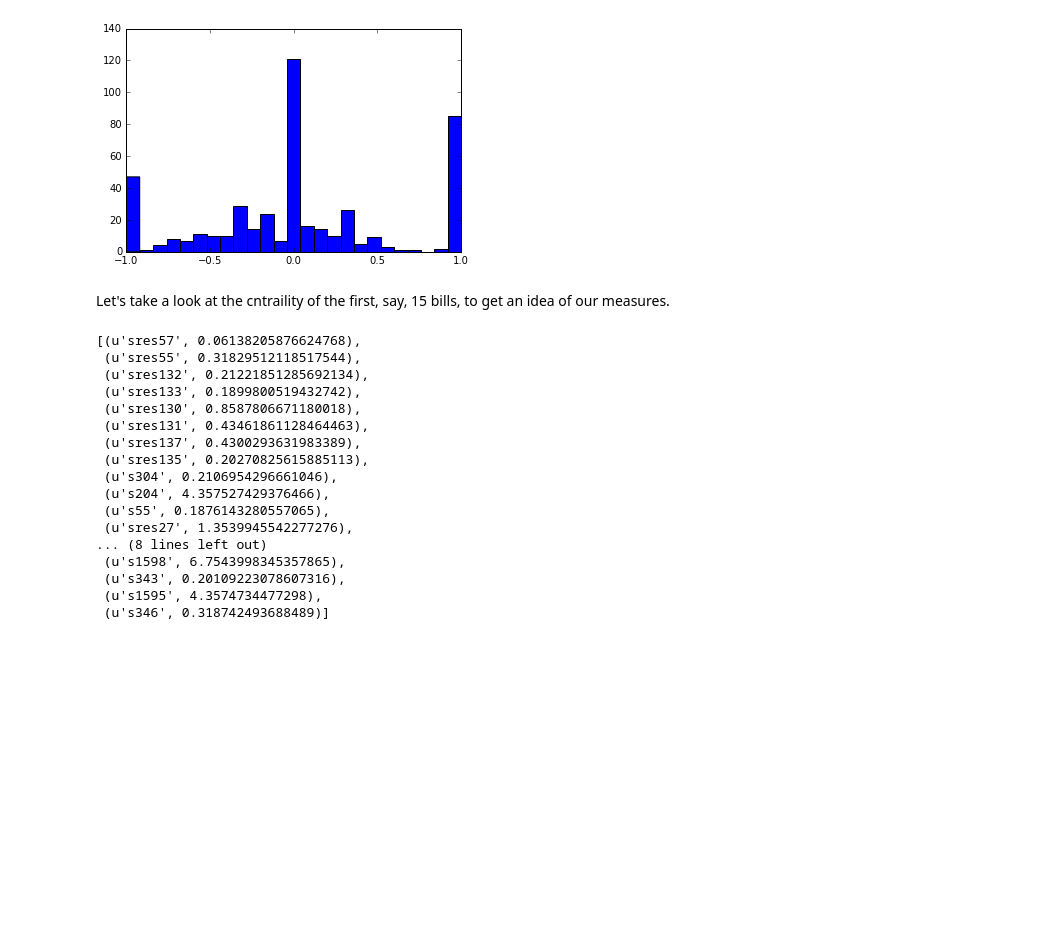
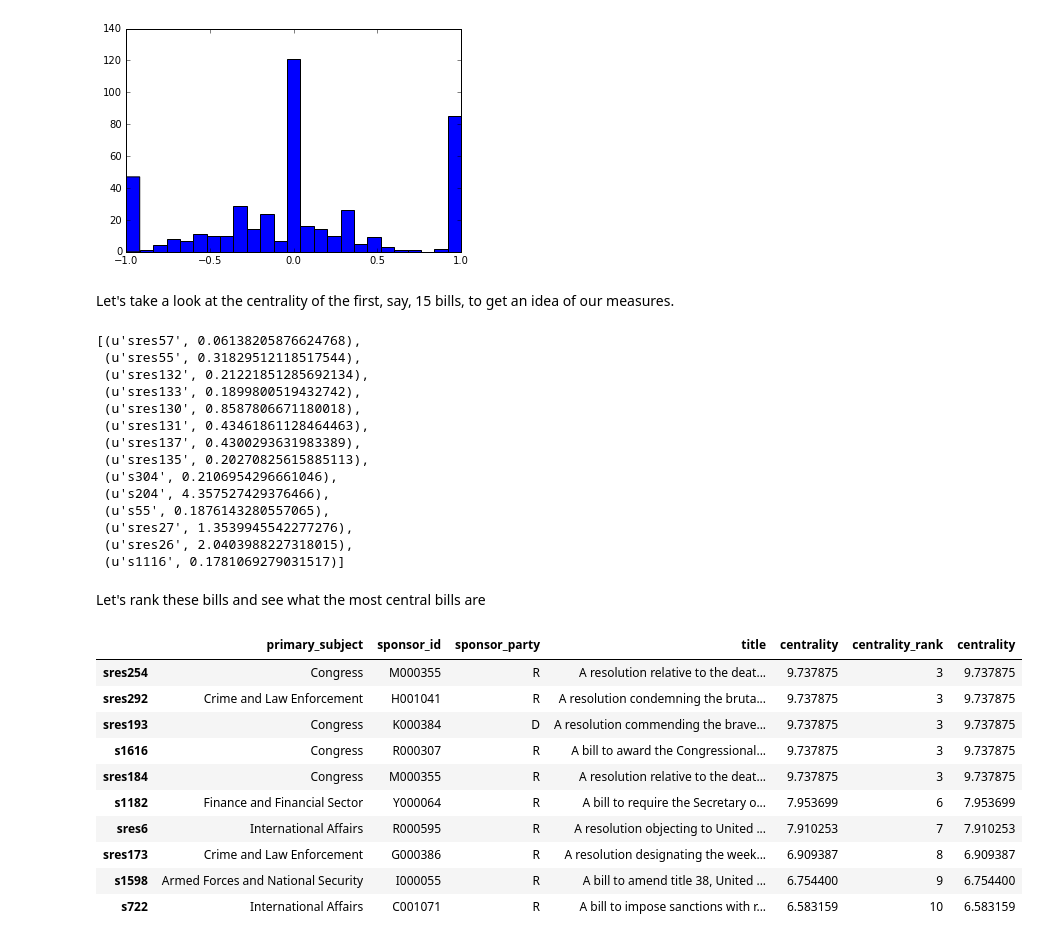
Before and after one commit to jgarcia71/CUNY-DATA-620, a Jupyter notebook: Final Project/Rank_Senators_and_Bills.ipynb, the cells around one changed output. Cells and saved outputs as stored; diff of their text form; code cells hidden in the pictures; blank space fills up the shorter version.

Commit message:
Get final rankings of senators and bills - most and least central

```diff
--- a/Final Project/Rank_Senators_and_Bills.ipynb
+++ b/Final Project/Rank_Senators_and_Bills.ipynb
@@ -336,9 +336,9 @@ plt.hist( partisan_strength.values(), bins=25)
  <a list of 25 Patch objects>)
 [figure]
 # %% [markdown]
-Let's take a look at the cntraility of the first, say, 15 bills, to get an idea of our measures.
+Let's take a look at the centrality of the first, say, 15 bills, to get an idea of our measures.
 # %%
-bill_centrality.items()[1:25]
+bill_centrality.items()[1:15]
 # %% [output]
 [(u'sres57', 0.06138205876624768),
  (u'sres55', 0.31829512118517544),
@@ -352,8 +352,5 @@ bill_centrality.items()[1:25]
  (u's204', 4.357527429376466),
  (u's55', 0.1876143280557065),
  (u'sres27', 1.3539945542277276),
-... (8 lines left out)
- (u's1598', 6.7543998345357865),
- (u's343', 0.20109223078607316),
- (u's1595', 4.3574734477298),
- (u's346', 0.318742493688489)]
+ (u'sres26', 2.0403988227318015),
+ (u's1116', 0.1781069279031517)]
@@ -361,0 +357,18 @@ g.node['F000457']
+# %% [markdown]
+Let's rank these bills and see what the most central bills are
+# %%
+dfBills = pd.concat([dfBills, pd.Series(bill_centrality, name="centrality")], axis=1)
+dfBills['centrality_rank'] = dfBills['centrality'].rank(ascending=0)
+dfBills.sort_values('centrality_rank').head(10)
+# %% [output]
+|  | primary_subject | sponsor_id | sponsor_party | title | centrality | centrality_rank | centrality |
+| sres254 | Congress | M000355 | R | A resolution relative to the deat... | 9.737875 | 3 | 9.737875 |
+| sres292 | Crime and Law Enforcement | H001041 | R | A resolution condemning the bruta... | 9.737875 | 3 | 9.737875 |
+| sres193 | Congress | K000384 | D | A resolution commending the brave... | 9.737875 | 3 | 9.737875 |
+| s1616 | Congress | R000307 | R | A bill to award the Congressional... | 9.737875 | 3 | 9.737875 |
+| sres184 | Congress | M000355 | R | A resolution relative to the deat... | 9.737875 | 3 | 9.737875 |
+| s1182 | Finance and Financial Sector | Y000064 | R | A bill to require the Secretary o... | 7.953699 | 6 | 7.953699 |
+| sres6 | International Affairs | R000595 | R | A resolution objecting to United ... | 7.910253 | 7 | 7.910253 |
+| sres173 | Crime and Law Enforcement | G000386 | R | A resolution designating the week... | 6.909387 | 8 | 6.909387 |
+| s1598 | Armed Forces and National Security | I000055 | R | A bill to amend title 38, United ... | 6.754400 | 9 | 6.754400 |
+| s722 | International Affairs | C001071 | R | A bill to impose sanctions with r... | 6.583159 | 10 | 6.583159 |
```
Also changed, not shown: parts of 6 cells of this notebook.
